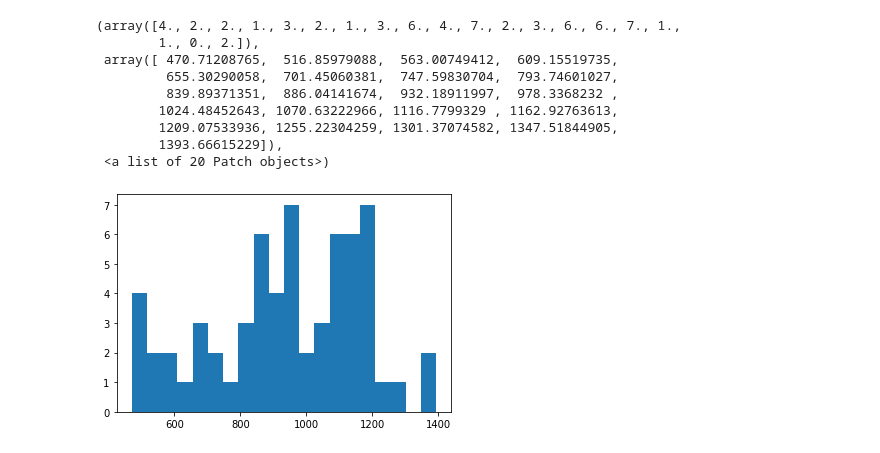
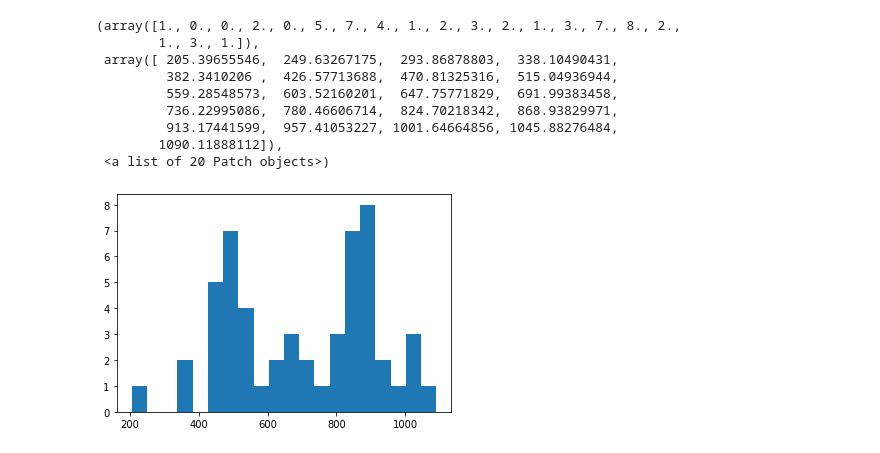
Before and after one commit to YPFoerster/pattern_walker, a Jupyter notebook: perron_complement_test.ipynb, the cells around one changed output. Drawn from its saved outputs; the diff is of its cells as text; code cells hidden in the pictures.

```diff
--- a/perron_complement_test.ipynb
+++ b/perron_complement_test.ipynb
@@ -103,17 +104,17 @@ print(M[root_ind,target_ind],np.max(M))
 # %%
-plt.hist([M[0,leaf] for leaf in alpha_leaves],bins=20)
+plt.hist([M[root_ind,leaf] for leaf in alpha_leaves],bins=20)
 #plt.show()
 # %% [output]
-(array([4., 2., 2., 1., 3., 2., 1., 3., 6., 4., 7., 2., 3., 6., 6., 7., 1.,
-        1., 0., 2.]),
- array([ 470.71208765,  516.85979088,  563.00749412,  609.15519735,
-         655.30290058,  701.45060381,  747.59830704,  793.74601027,
-         839.89371351,  886.04141674,  932.18911997,  978.3368232 ,
-        1024.48452643, 1070.63222966, 1116.7799329 , 1162.92763613,
-        1209.07533936, 1255.22304259, 1301.37074582, 1347.51844905,
-        1393.66615229]),
+(array([1., 0., 0., 2., 0., 5., 7., 4., 1., 2., 3., 2., 1., 3., 7., 8., 2.,
+        1., 3., 1.]),
+ array([ 205.39655546,  249.63267175,  293.86878803,  338.10490431,
+         382.3410206 ,  426.57713688,  470.81325316,  515.04936944,
+         559.28548573,  603.52160201,  647.75771829,  691.99383458,
+         736.22995086,  780.46606714,  824.70218342,  868.93829971,
+         913.17441599,  957.41053227, 1001.64664856, 1045.88276484,
+        1090.11888112]),
  <a list of 20 Patch objects>)
-[figure, old version]
+[figure, new version]
 # %%
 plt.hist(np.where(W_alpha>0,W_alpha,np.nan).flat,bins=50,density=True)
 plt.show()
```
Also changed, not shown: parts of 9 cells of this notebook, 1 other file.
